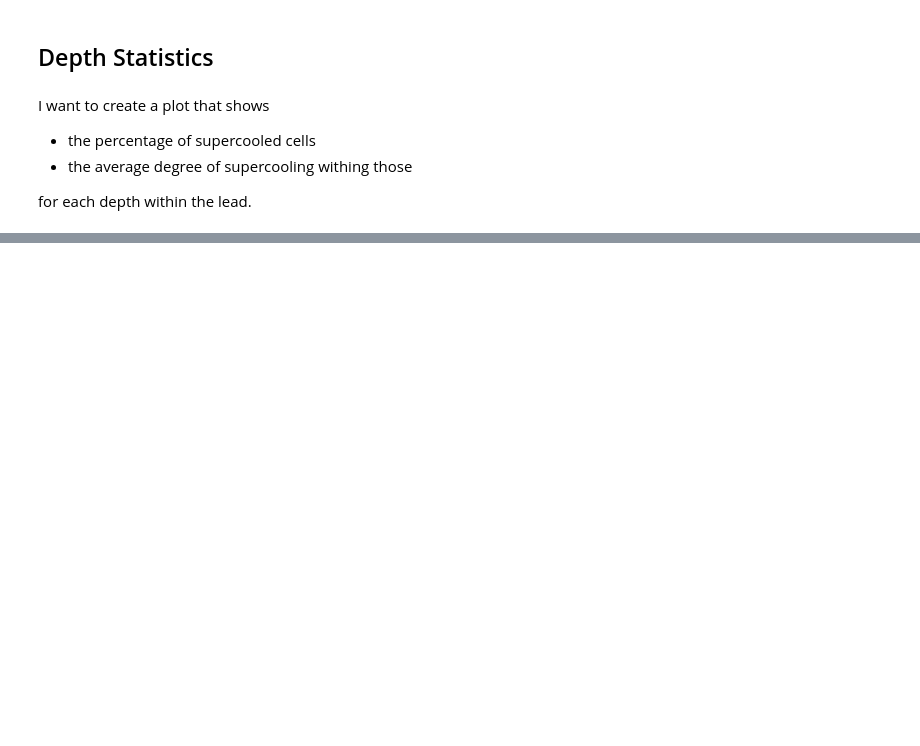
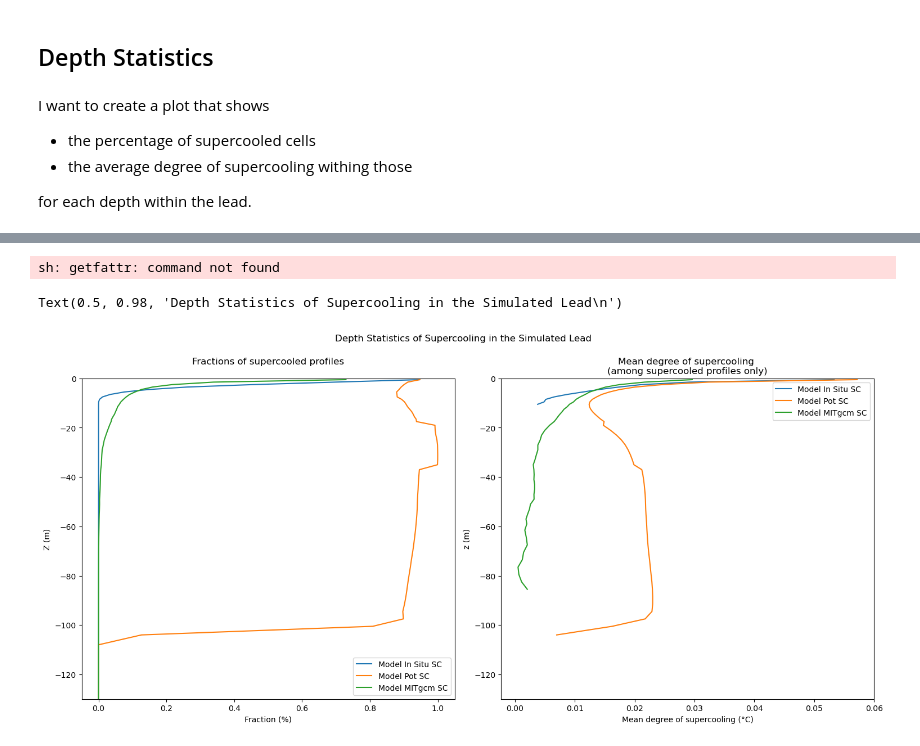
Before and after one commit to marlene-schramm/MSc_data_analysis, a Jupyter notebook: model_output/supercooling.ipynb, the cells around one changed output, grey strips where cells are left out. Drawn from its saved outputs; the diff is of its cells as text; code cells hidden in the pictures; blank space fills up the shorter version.

Commit message:
depth statistics

```diff
--- a/model_output/supercooling.ipynb
+++ b/model_output/supercooling.ipynb
@@ -159,0 +299,39 @@ for each depth within the lead.
+# %%
+# Plot
+filename = model_run + "_SC_depth_stats.nc"
+SC_depth_stats = xr.open_dataset(filename)
+
+fig, ax = plt.subplots(1,2, figsize = (15,7), layout = "constrained")
+
+# Plot Supercooling Fractions
+ax[0].plot(SC_depth_stats.insituSC_frac, SC_depth_stats.Z, label = "Model In Situ SC")
+ax[0].plot(SC_depth_stats.potSC_frac, SC_depth_stats.Z, label = "Model Pot SC")
+ax[0].plot(SC_depth_stats.modelSC_frac, SC_depth_stats.Z, label = "Model MITgcm SC")
+
+ax[0].set_xlabel("Fraction (%)")
+ax[0].set_ylabel("Z (m)")
+ax[0].set_title("Fractions of supercooled profiles\n")
+
+
+# plot mean supercooling
+ax[1].plot(SC_depth_stats.insituSC_mean_positive, SC_depth_stats.Z, label = "Model In Situ SC")
+ax[1].plot(SC_depth_stats.potSC_mean_positive, SC_depth_stats.Z, label = "Model Pot SC")
+ax[1].plot(SC_depth_stats.modelSC_mean_positive, SC_depth_stats.Z, label = "Model MITgcm SC")
+
+ax[1].set_xlabel("Mean degree of supercooling (°C)")
+ax[1].set_ylabel("z (m)")
+ax[1].set_title("Mean degree of supercooling \n(among supercooled profiles only)")
+
+
+
+for a in ax:
+    a.set_ylim(-130,0)
+
+ax[0].legend()
+ax[1].legend()
+
+plt.suptitle("Depth Statistics of Supercooling in the Simulated Lead\n")
+# %% [output]
+sh: getfattr: command not found
+Text(0.5, 0.98, 'Depth Statistics of Supercooling in the Simulated Lead\n')
+[figure, added]
```
Also changed, not shown: parts of 14 cells of this notebook.
